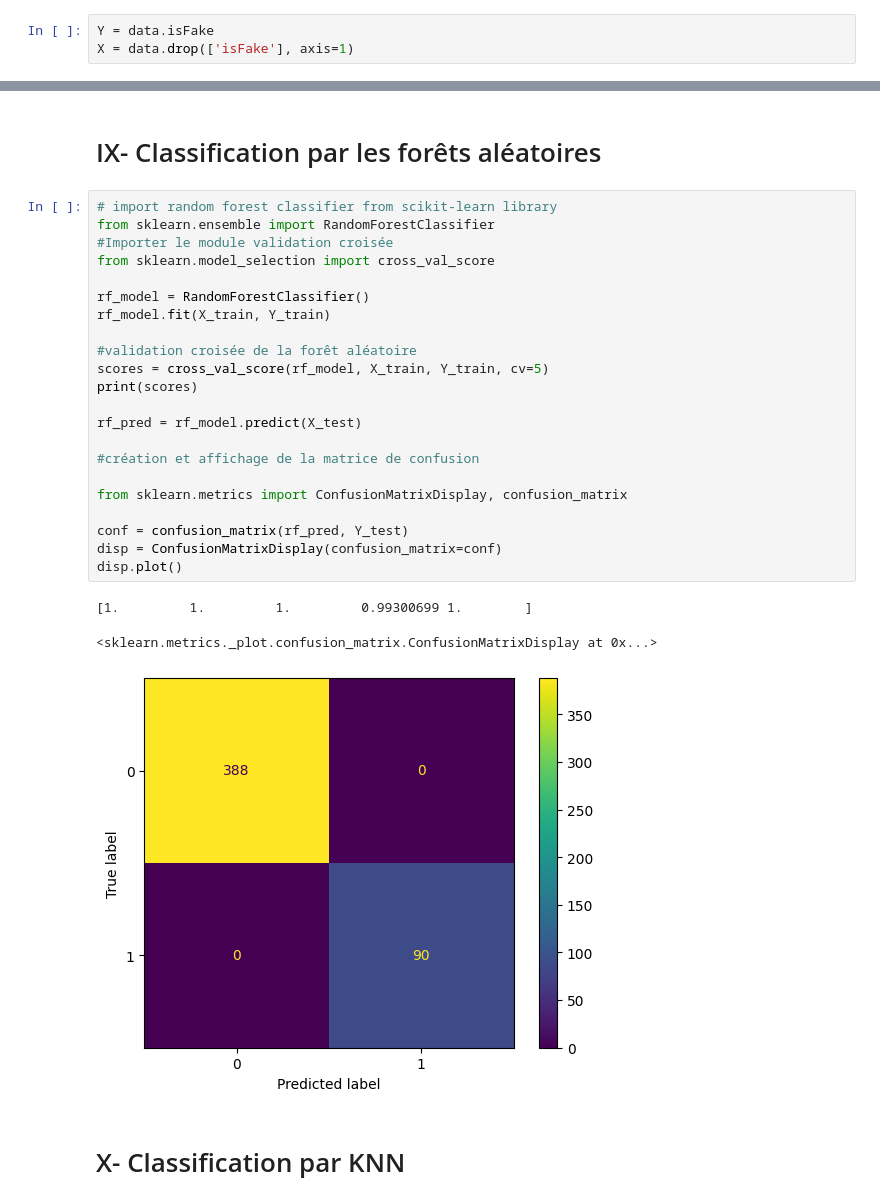
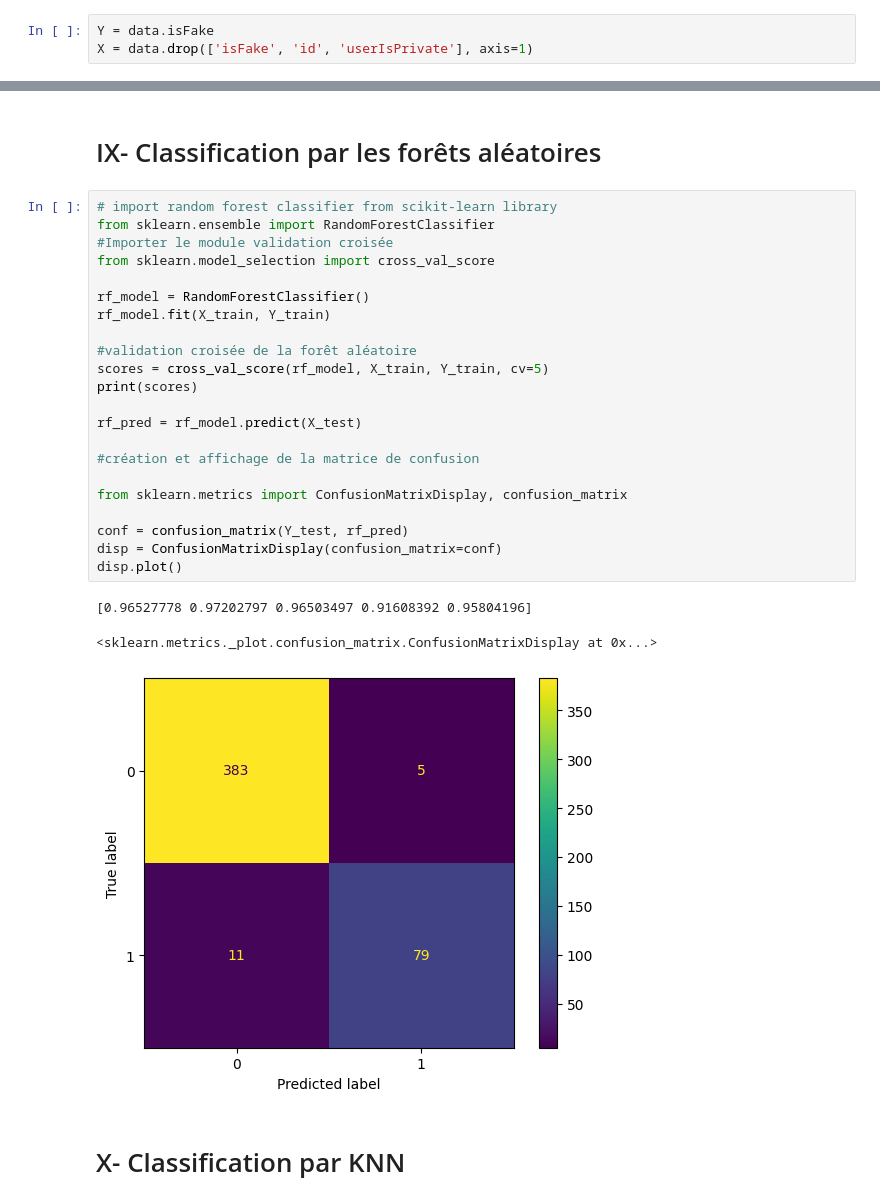
Before and after one commit to soundbond-team/bond, a Jupyter notebook: scripts/models_bis.ipynb, the cells around one changed output, grey strips where cells are left out. Drawn from its saved outputs; the diff is of its cells as text.

```diff
--- a/scripts/models_bis.ipynb
+++ b/scripts/models_bis.ipynb
@@ -81,7 +81,7 @@ max         30.000000     1.000000  1193.000000
 On recupère le résultat, et X ne doit pas avoir la valeur de l'étiquette
 # %%
 Y = data.isFake
-X = data.drop(['isFake'], axis=1)
+X = data.drop(['isFake', 'id', 'userIsPrivate'], axis=1)
 # %% [markdown]
 ## 3- Découpage des données train/test
 # %%
@@ -212,29 +212,29 @@ disp.plot()
 # %%
 # import random forest classifier from scikit-learn library
 from sklearn.ensemble import RandomForestClassifier
 #Importer le module validation croisée
 from sklearn.model_selection import cross_val_score
 
 rf_model = RandomForestClassifier()
 rf_model.fit(X_train, Y_train)
 
 #validation croisée de la forêt aléatoire
 scores = cross_val_score(rf_model, X_train, Y_train, cv=5)
 print(scores)
 
 rf_pred = rf_model.predict(X_test)
 
 #création et affichage de la matrice de confusion
 
 from sklearn.metrics import ConfusionMatrixDisplay, confusion_matrix
 
-conf = confusion_matrix(rf_pred, Y_test)
+conf = confusion_matrix(Y_test, rf_pred)
 disp = ConfusionMatrixDisplay(confusion_matrix=conf)
 disp.plot()
 # %% [output]
-[1.         1.         1.         0.99300699 1.        ]
+[0.96527778 0.97202797 0.96503497 0.91608392 0.95804196]
 <sklearn.metrics._plot.confusion_matrix.ConfusionMatrixDisplay at 0x...>
-[figure, old version]
+[figure, new version]
 # %% [markdown]
 # X- Classification par KNN
 # %%
```
Also changed, not shown: parts of 14 cells of this notebook, 4 other files.
